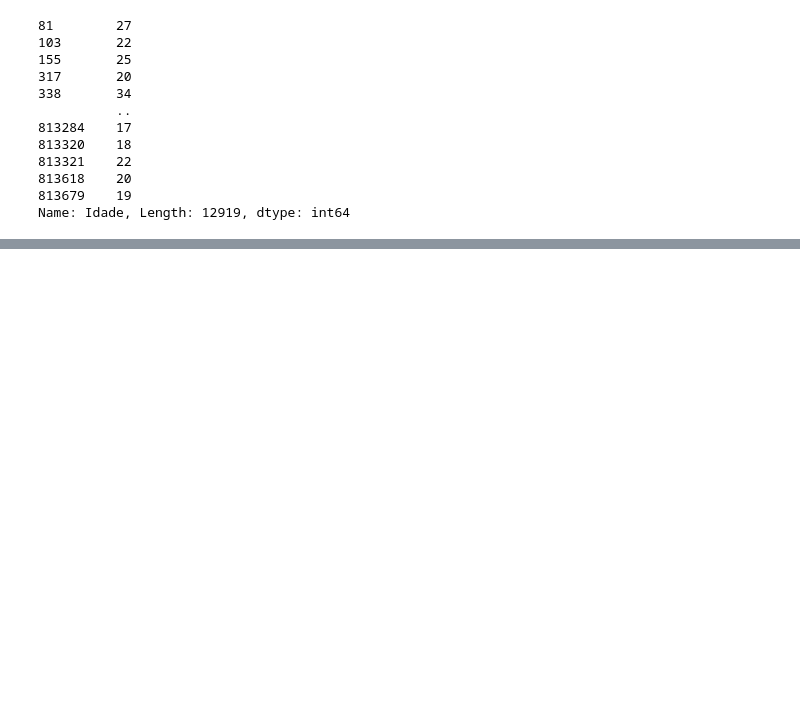
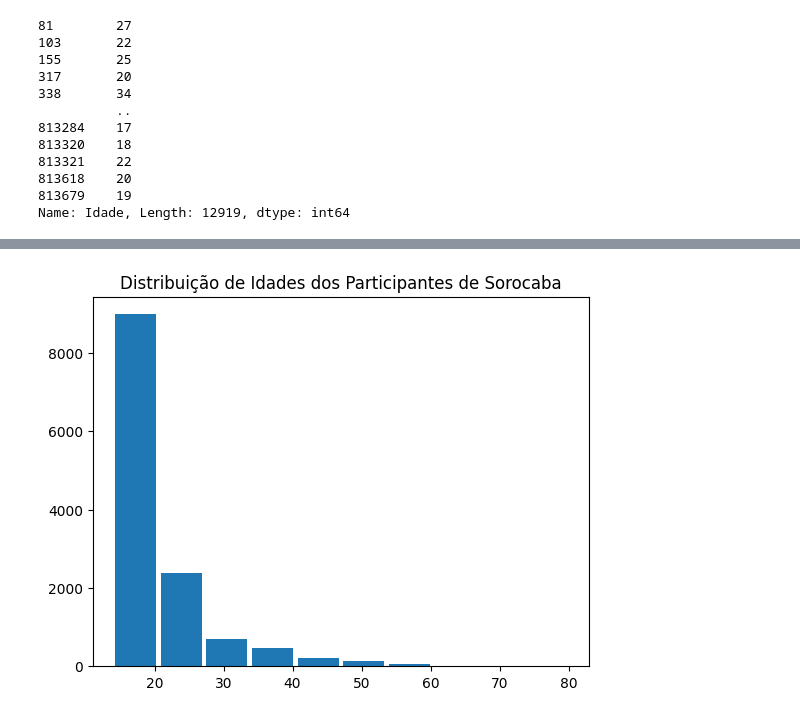
Before and after one commit to Jpns2002/analise-estatistica-enem-2019, a Jupyter notebook: tratamento_enem_2019_corrigido.ipynb, the cells around one changed output, grey strips where cells are left out. Drawn from its saved outputs; the diff is of its cells as text; code cells hidden in the pictures; blank space fills up the shorter version.

```diff
--- a/tratamento_enem_2019_corrigido.ipynb
+++ b/tratamento_enem_2019_corrigido.ipynb
@@ -1022,0 +1162,8 @@ freq_relativa_acu
+# %%
+plt.hist(dados_sorocaba.Idade, bins=10, rwidth=0.9)
+plt.title('Distribuição de Idades dos Participantes de Sorocaba')
+plt.show()
+#rwidth: largura das barras
+#mesma coisa porém sem a largura das barras
+# %% [output]
+[figure, added]
```
Also changed, not shown: parts of 26 cells of this notebook, 1 other file.
